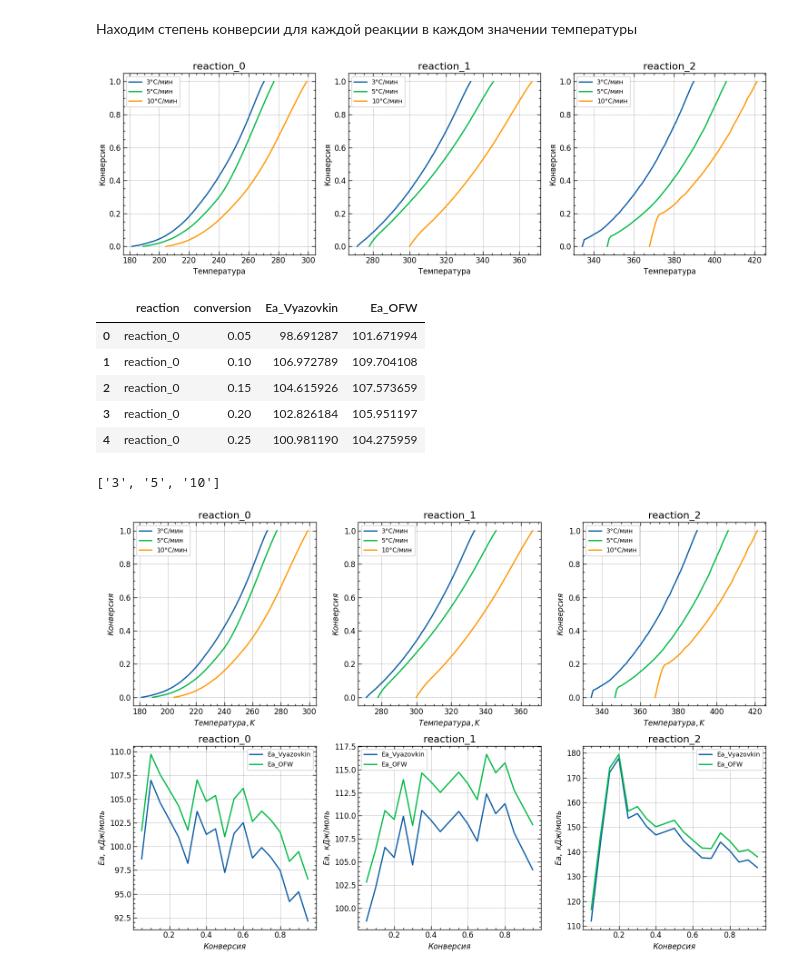
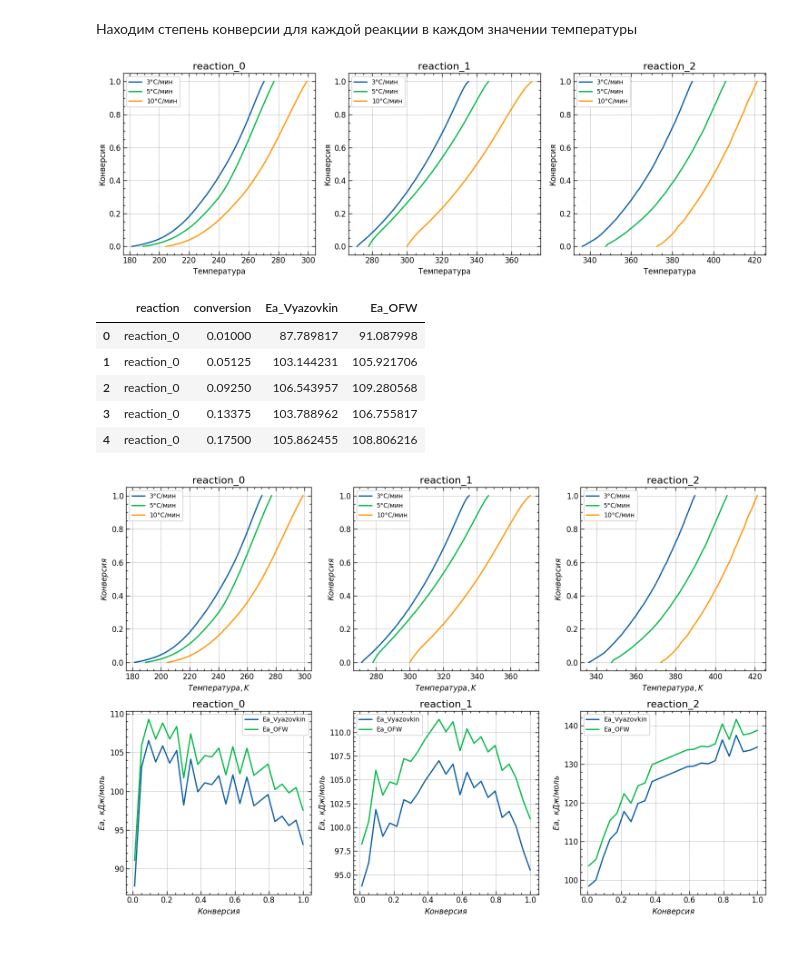
Before and after one commit to kdavjd/isoconversion_study_of_reaction_kinetics, a Jupyter notebook: isoconversion.ipynb, the cells around one changed output. Cells and saved outputs as stored; diff of their text form; code cells hidden in the pictures.

```diff
--- a/isoconversion.ipynb
+++ b/isoconversion.ipynb
@@ -125,6 +125,9 @@ fig.show()
 # %% [markdown]
 Находим температуры при которых заканчиваются одни реакции и начинаются другие
 # %%
+# Определяем значение отсекающее хвосты экспериментов
+DIFF_PEAK_CONST = -0.015
+
 # Определение размера окна для сглаживания
 window_size = 30
 
@@ -145,15 +148,12 @@ for idx, heating_rate in enumerate(heating_rates):
     # Расчет дифференциала (первой производной) для сглаженных данных
     diff_df = smoothed_df.diff()
 
-    # Более явно подсвечиваем точки перегиба функции
-    curve_turn_points = 1 + diff_df
+    # Находим температуры при которых реакции начинаются и заканчиваются
+    t_start = diff_df[diff_df < DIFF_PEAK_CONST].index.min()
+    t_end = diff_df[diff_df < DIFF_PEAK_CONST].index.max()
 
-    # Находим температуры при которых реакции начинаются и заканчиваются
-    t_start = curve_turn_points[curve_turn_points < 0.985].index.min()
-    t_end = curve_turn_points[curve_turn_points < 0.985].index.max()
-
-    # Находим температуры пиков
-    peaks = find_peaks(curve_turn_points[(curve_turn_points.index > t_start) & (curve_turn_points.index < t_end)].diff())
+    # Находим температуры пиков по второй производной
+    peaks = find_peaks(diff_df[(diff_df.index > t_start) & (diff_df.index < t_end)].diff())
 
     # Обновляем столбцы в датафрейме для каждого heating_rate и заполняем NaN
     columns = ['start'] + [f'peak_{i+1}' for i in range(len(peaks))] + ['end']
@@ -166,24 +166,28 @@ for idx, heating_rate in enumerate(heating_rates):
     for i, peak in enumerate(peaks.index):
         peaks_df.at[heating_rate, f'peak_{i+1}'] = peak
 
-    axes[idx].plot(df.index, curve_turn_points)
+    axes[idx].plot(df.index, diff_df)
 
     # Добавляем заголовок
     axes[idx].set_title(f'Температуры окончания реакций\n при скорости нагрева = {heating_rate} °C/мин', fontsize=SMALL_SIZE)
 
     # Добавляем подписи на оси
     axes[idx].set_xlabel('Температура, °С', fontsize=MEDIUM_SIZE)
-    axes[idx].set_ylabel('Значение производной + 1', fontsize=MEDIUM_SIZE)
+    axes[idx].set_ylabel('Значение производной', fontsize=MEDIUM_SIZE)
 
     # Настраиваем размер легенды и подписей осей
     axes[idx].tick_params(axis='both', which='both', labelsize=SMALL_SIZE)
 
     # Выделяем и подписываем точки на графике
     for index in peaks.index:
-        peak_value = curve_turn_points[index]
+        peak_value = diff_df[index]
         axes[idx].plot(index, peak_value, 'ro')
         axes[idx].text(index, peak_value, f'{index:.2f}', fontsize=10, ha='left', va='bottom')
 
+peaks_df['peak_2']['3'] = 335.3
+peaks_df['peak_2']['5'] = 347.7
+peaks_df['peak_2']['10'] = 372.5
+
 peaks_df
 # %% [output]
 |  | start | peak_1 | peak_2 | peak_3 | end |
@@ -265,7 +269,7 @@ for ax, reaction in zip(axs, all_reactions):
 plt.tight_layout()
 plt.show()
 # %% [output]
-[figure, old version]
+[figure, new version]
 # %%
 def mins_to_seconds(rate: str) -> int:
     """Преобразует минуты в секунды
@@ -338,45 +342,41 @@ def calculate_Vyazovkin_Ea(conversion: float, reaction: str) -> np.float64:
 
     return Ea
 # %%
-heating_rates = ['3', '5', '10']
 # создаем пустой список для хранения данных
 data = []
 
-# Задаем диапазон конверсии
-conversion_values = np.arange(0.05, 1, 0.05)
+# Задаем кол-во точек в которых будет проводиться расчет Ea
+VALUE_NUMBER = 25
+conversion_values = np.linspace(0.01, 1, VALUE_NUMBER)
 
 # для каждой реакции из списка all_reactions
 for reaction in all_reactions:
     # для каждого значения конверсии
     for conversion in conversion_values:
         # вычисляем активационную энергию по методу Вязовкина и Озавы-Флинна-Уолла
         Ea_Vyazovkin = calculate_Vyazovkin_Ea(conversion, reaction)
         Ea_OFW = calculate_OFW_Ea(conversion, reaction)
 
         # добавляем результаты в список
         data.append({'reaction': reaction,
                      'conversion': conversion,
                      'Ea_Vyazovkin': Ea_Vyazovkin,
                      'Ea_OFW': Ea_OFW})
 
 # преобразуем список в DataFrame
 Ea_df = pd.DataFrame(data)
 
 # задаем имена столбцов
 Ea_df.columns = ['reaction', 'conversion', 'Ea_Vyazovkin', 'Ea_OFW']
 
 Ea_df.head()
 # %% [output]
 |  | reaction | conversion | Ea_Vyazovkin | Ea_OFW |
-| 0 | reaction_0 | 0.05 | 98.691287 | 101.671994 |
-| 1 | reaction_0 | 0.10 | 106.972789 | 109.704108 |
-| 2 | reaction_0 | 0.15 | 104.615926 | 107.573659 |
-| 3 | reaction_0 | 0.20 | 102.826184 | 105.951197 |
-| 4 | reaction_0 | 0.25 | 100.981190 | 104.275959 |
+| 0 | reaction_0 | 0.01000 | 87.789817 | 91.087998 |
+| 1 | reaction_0 | 0.05125 | 103.144231 | 105.921706 |
+| 2 | reaction_0 | 0.09250 | 106.543957 | 109.280568 |
+| 3 | reaction_0 | 0.13375 | 103.788962 | 106.755817 |
+| 4 | reaction_0 | 0.17500 | 105.862455 | 108.806216 |
-# %%
-heating_rates
-# %% [output]
-['3', '5', '10']
 # %%
 # Создаем фигуру с двумя рядами подграфиков
 fig, axs = plt.subplots(2, len(all_reactions), figsize=(5 * len(all_reactions), 10))
@@ -414,5 +414,5 @@ for ax, reaction in zip(axs[1], all_reactions):
 plt.tight_layout()
 plt.show()
 # %% [output]
-[figure, old version]
+[figure, new version]
 # %%
```
Also changed, not shown: parts of 5 cells of this notebook, 2 other files.
